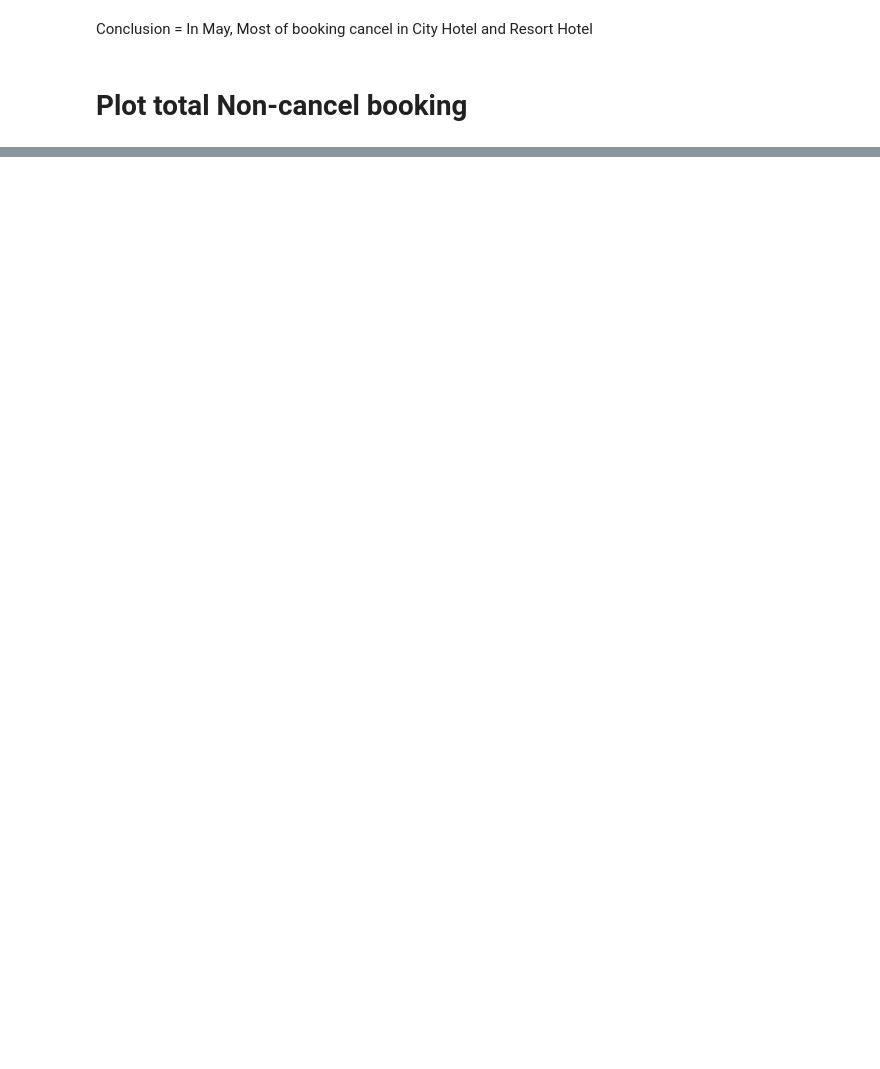
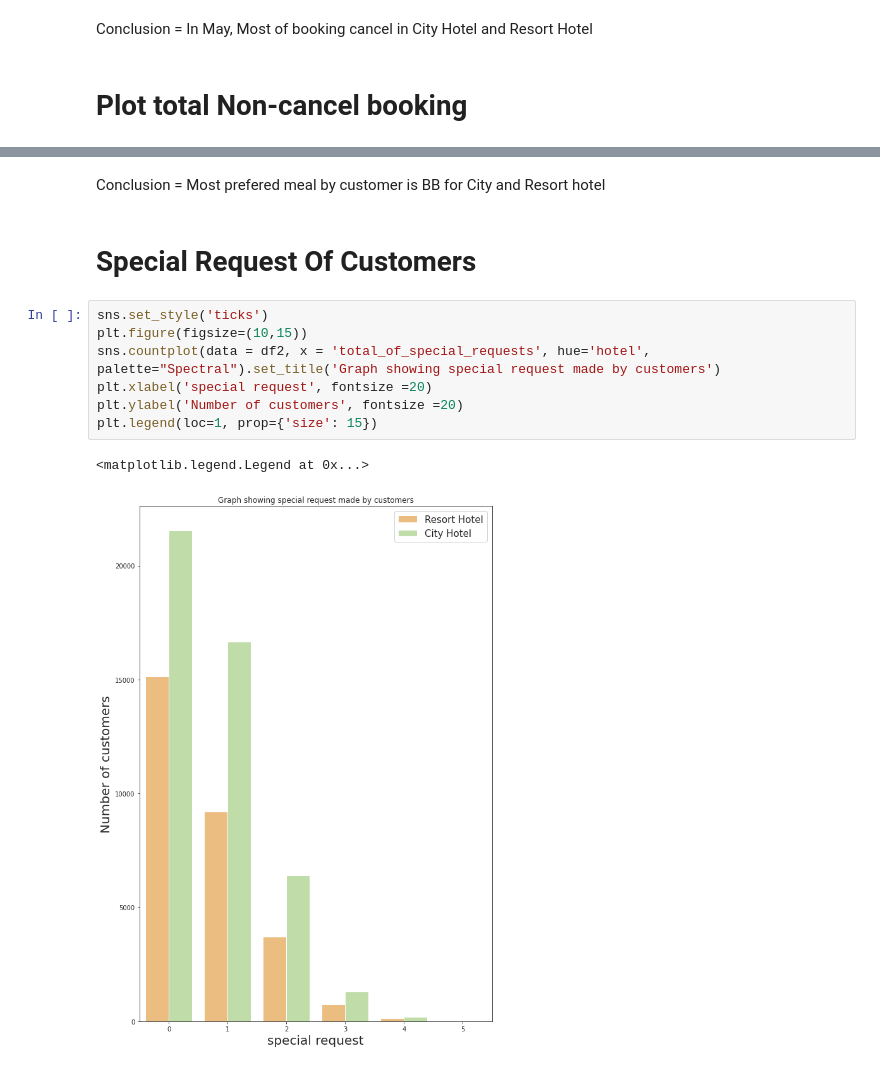
Before and after one commit to machave11/Hotel-Booking-Analysis, a Jupyter notebook: Nikhil_Machave|Copy_of_Hotel_Booking_Analysis_Capstone_Project.ipynb, the cells around one changed output, grey strips where cells are left out. Cells and saved outputs as stored; diff of their text form; blank space fills up the shorter version.

```diff
--- a/Nikhil_Machave|Copy_of_Hotel_Booking_Analysis_Capstone_Project.ipynb
+++ b/Nikhil_Machave|Copy_of_Hotel_Booking_Analysis_Capstone_Project.ipynb
@@ -181,0 +198,14 @@ plt.legend(prop={'size':14})
+# %% [markdown]
+Conclusion = Most prefered meal by customer is BB for City and Resort hotel
+# %% [markdown]
+# Special Request Of Customers
+# %%
+sns.set_style('ticks')
+plt.figure(figsize=(10,15))
+sns.countplot(data = df2, x = 'total_of_special_requests', hue='hotel', palette="Spectral").set_title('Graph showing special request made by customers')
+plt.xlabel('special request', fontsize =20)
+plt.ylabel('Number of customers', fontsize =20)
+plt.legend(loc=1, prop={'size': 15})
+# %% [output]
+<matplotlib.legend.Legend at 0x...>
+[figure, added]
```
Also changed, not shown: parts of 30 cells of this notebook.
